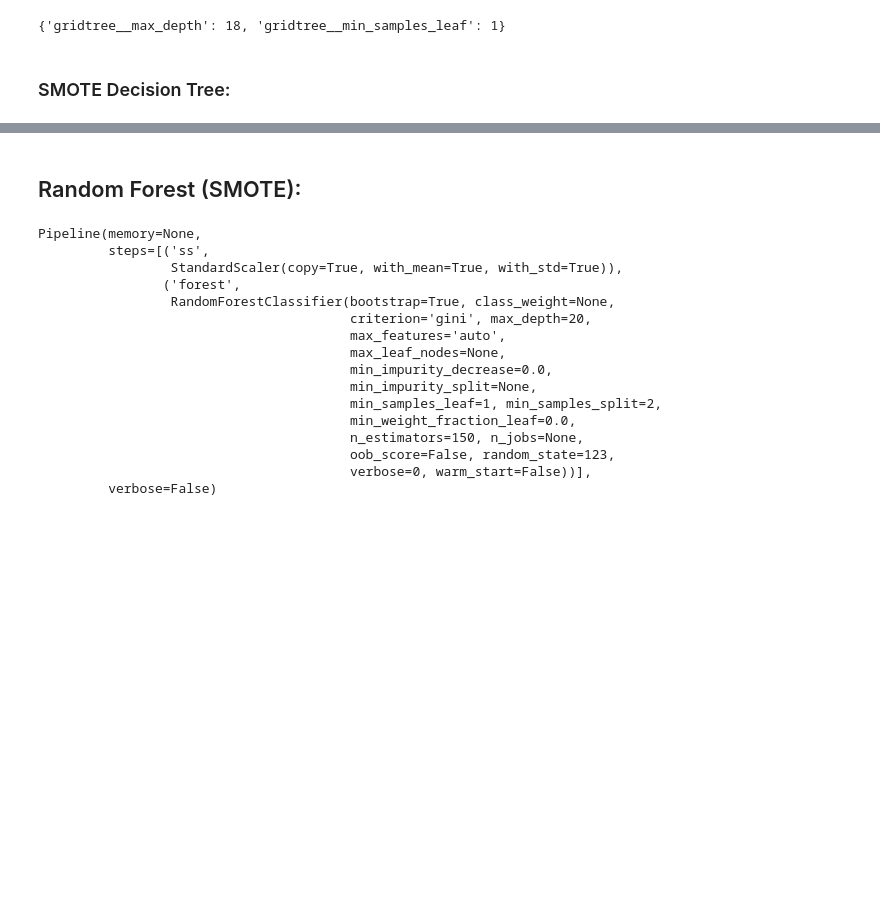
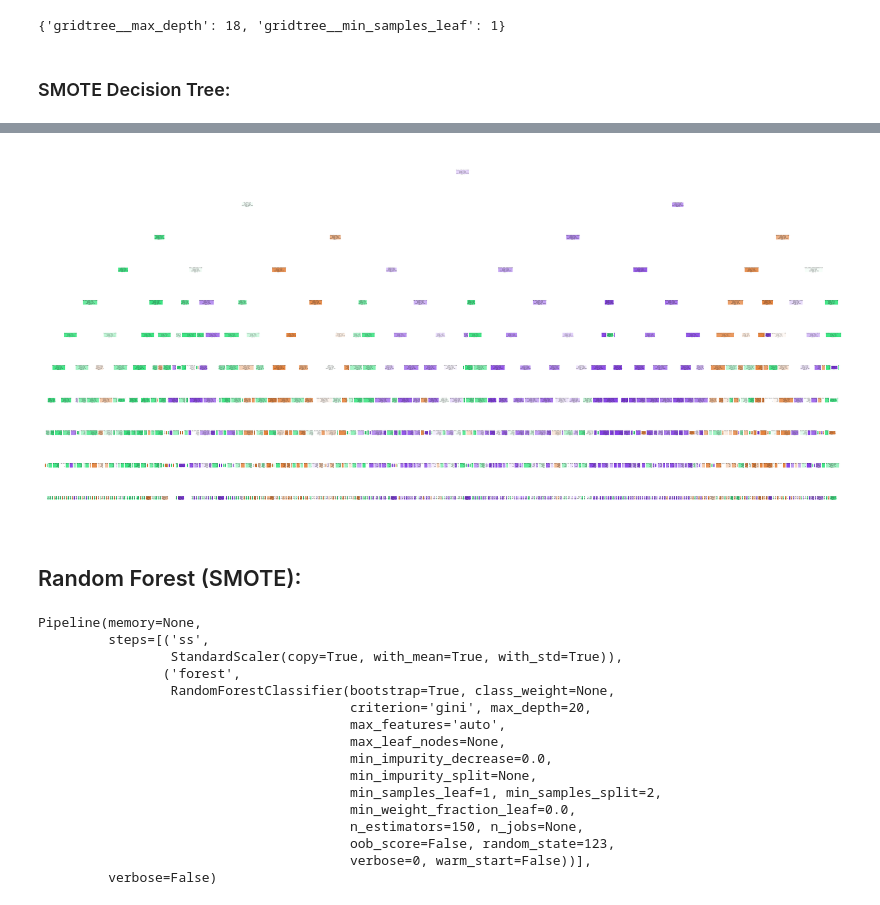
Before and after one commit to thomaskbrown18/mod_3_ml_proj, a Jupyter notebook: student.ipynb, the cells around one changed output, grey strips where cells are left out. Saved outputs shown, nothing was run; the diff lists cells and outputs as text; code cells hidden in the pictures; blank space fills up the shorter version.

```diff
--- a/student.ipynb
+++ b/student.ipynb
@@ -699,0 +727,4 @@ TypeError: unsupported operand type(s) for +: 'int' and 'NoneType'
+# %%
+tree2 = DecisionTreeClassifier(max_depth = 10)
+tree2.fit(X_train, y_train)
+show_accuracy(tree2)
@@ -700,3 +736,11 @@ TypeError: unsupported operand type(s) for +: 'int' and 'NoneType'
+# %%
+plt.figure(figsize=(15,7), dpi = 500)
+tree.plot_tree(tree2, feature_names=X.columns,
+               class_names=np.unique(y).astype('str'),
+               filled=True, rounded=True)
+plt.show()
+# %% [output]
+[figure, added]
 # %% [markdown]
 ## Random Forest (SMOTE):
 # %%
```
Also changed, not shown: parts of 47 cells of this notebook.
